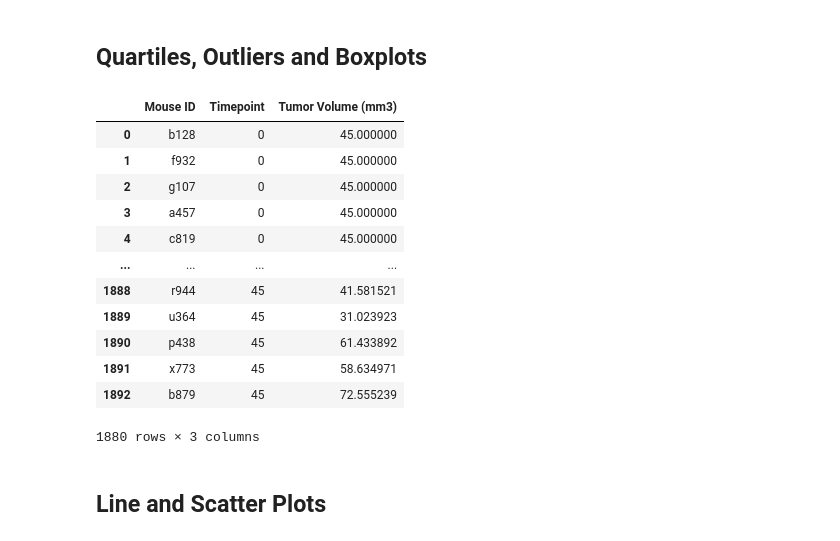
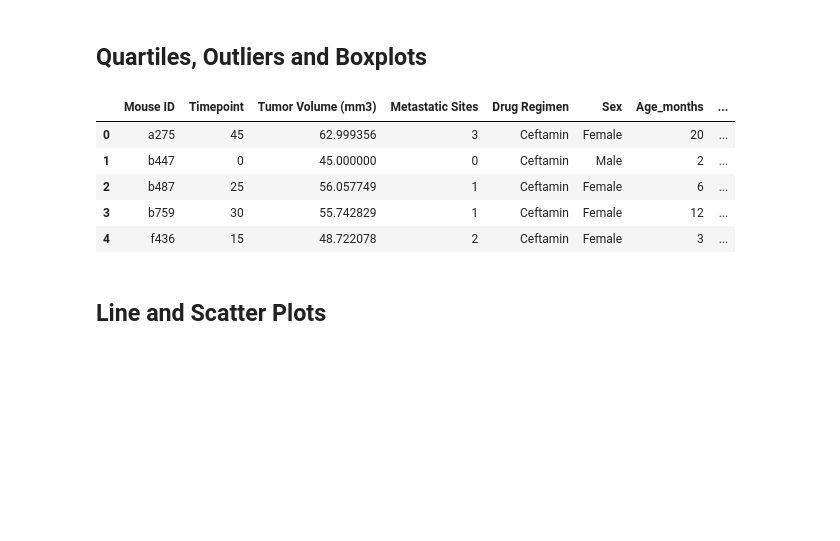
Before and after one commit to maderamel/Pymaceuticals, a Jupyter notebook: pymaceuticals.ipynb, the cells around one changed output. Drawn from its saved outputs; the diff is of its cells as text; code cells hidden in the pictures; blank space fills up the shorter version.

Commit message:
merged each drug with original cleandf

```diff
--- a/pymaceuticals.ipynb
+++ b/pymaceuticals.ipynb
@@ -180,27 +180,43 @@ plt.show()
 # %% [markdown]
 ## Quartiles, Outliers and Boxplots
-# %%
-# Calculate the final tumor volume of each mouse across four of the treatment regimens:
-# Capomulin, Ramicane, Infubinol, and Ceftamin
-
-# Start by getting the last (greatest) timepoint for each mouse
-cleandf[["Mouse ID", "Timepoint", "Tumor Volume (mm3)"]]
-
-# Merge this group df with the original DataFrame to get the tumor volume at the last timepoint
-# %% [output]
-|  | Mouse ID | Timepoint | Tumor Volume (mm3) |
-| 0 | b128 | 0 | 45.000000 |
-| 1 | f932 | 0 | 45.000000 |
-| 2 | g107 | 0 | 45.000000 |
-| 3 | a457 | 0 | 45.000000 |
-| 4 | c819 | 0 | 45.000000 |
-| ... | ... | ... | ... |
-| 1888 | r944 | 45 | 41.581521 |
-| 1889 | u364 | 45 | 31.023923 |
-| 1890 | p438 | 45 | 61.433892 |
-| 1891 | x773 | 45 | 58.634971 |
-| 1892 | b879 | 45 | 72.555239 |
-1880 rows × 3 columns
+# %%
+# Calculate the final tumor volume of each mouse across four of the treatment regimens:
+# Capomulin, Ramicane, Infubinol, and Ceftamin
+
+#organize by drug
+capomulin = cleandf.loc[cleandf["Drug Regimen"] == "Capomulin",:]
+ramicane = cleandf.loc[cleandf["Drug Regimen"] == "Ramicane", :]
+infubinol = cleandf.loc[cleandf["Drug Regimen"] == "Infubinol", :]
+ceftamin = cleandf.loc[cleandf["Drug Regimen"] == "Ceftamin", :]
+
+# Start by getting the last (greatest) timepoint for each mouse
+capomulindata = capomulin.groupby('Mouse ID').max()['Timepoint']
+capomulindf = pd.DataFrame(capomulindata)
+
+ramicanedata = ramicane.groupby('Mouse ID').max()['Timepoint']
+ramicanedf = pd.DataFrame(ramicanedata)
+
+infubinoldata = infubinol.groupby('Mouse ID').max()['Timepoint']
+infubinoldf = pd.DataFrame(infubinoldata)
+
+ceftamindata = ceftamin.groupby('Mouse ID').max()['Timepoint']
+ceftamindf = pd.DataFrame(ceftamindata)
+ceftaminmerge = pd.merge(ceftamindf, cleandf, on=("Mouse ID","Timepoint"),how="left")
+
+# Merge this group df with the original DataFrame to get the tumor volume at the last timepoint
+capomulinmerge = pd.merge(capomulindf, cleandf, on=("Mouse ID","Timepoint"), how="left")
+ramicanemerge = pd.merge(ramicanedf, cleandf, on=("Mouse ID","Timepoint"),how="left")
+infubinolmerge = pd.merge(infubinoldf, cleandf, on=("Mouse ID","Timepoint"),how="left")
+ceftaminmerge = pd.merge(ceftamindf, cleandf, on=("Mouse ID","Timepoint"),how="left")
+
+ceftaminmerge.head()
+# %% [output]
+|  | Mouse ID | Timepoint | Tumor Volume (mm3) | Metastatic Sites | Drug Regimen | Sex | Age_months | ... |
+| 0 | a275 | 45 | 62.999356 | 3 | Ceftamin | Female | 20 | ... |
+| 1 | b447 | 0 | 45.000000 | 0 | Ceftamin | Male | 2 | ... |
+| 2 | b487 | 25 | 56.057749 | 1 | Ceftamin | Female | 6 | ... |
+| 3 | b759 | 30 | 55.742829 | 1 | Ceftamin | Female | 12 | ... |
+| 4 | f436 | 15 | 48.722078 | 2 | Ceftamin | Female | 3 | ... |
 # %%
 # Put treatments into a list for for loop (and later for plot labels)
 
```
Also changed, not shown: parts of 2 cells of this notebook.
